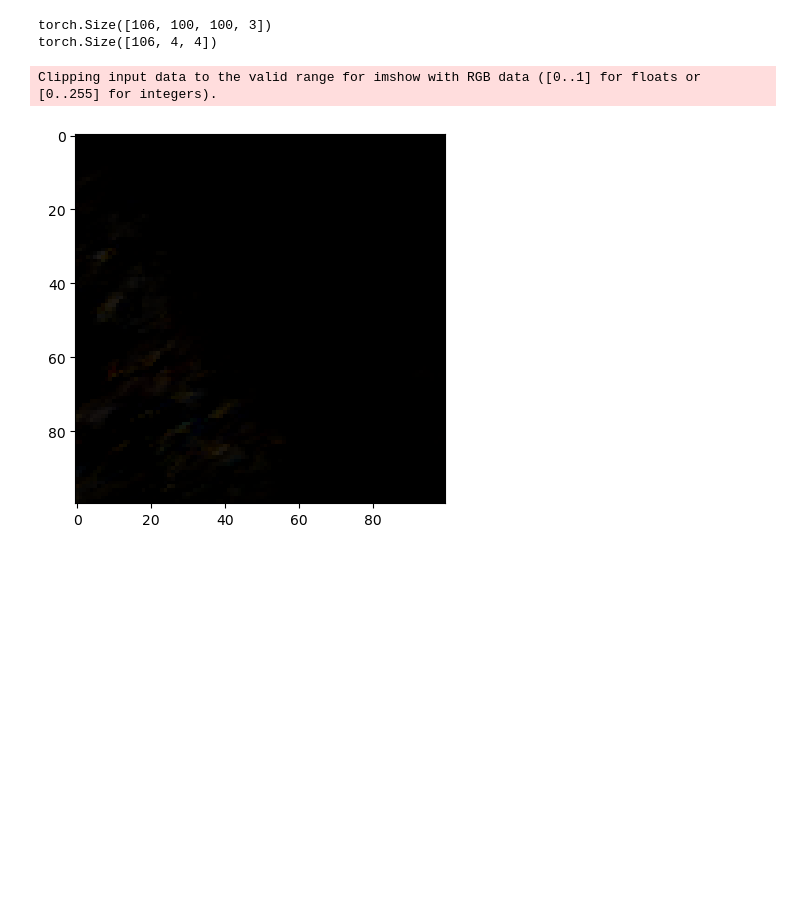
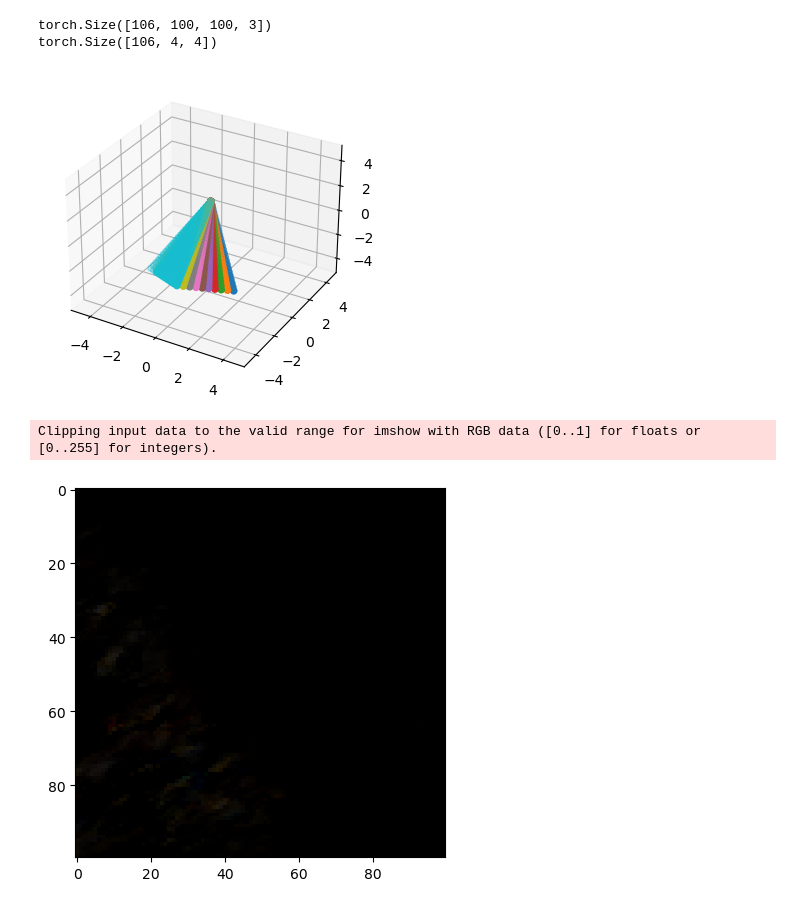
Before and after one commit to shahanneda/NeRfFromScratch, a Jupyter notebook: 3d_image.ipynb, the cells around one changed output. Saved outputs shown, nothing was run; the diff lists cells and outputs as text; code cells hidden in the pictures; blank space fills up the shorter version.

```diff
--- a/3d_image.ipynb
+++ b/3d_image.ipynb
@@ -132,37 +131,37 @@ def get_rays_with_samples(pose):
 	t = torch.linspace(0, far, numberOfSamples).reshape(1, 1, numberOfSamples, 1).to(device)
 
 	# dirs has shape (width, height, 3) right now (a direction for every pixel)
 	# We want to instead have a list of numberOfSamples for each pixel, so (width, height, numberOfSamples, 3)
 	dirs = dirs.reshape(width, height, 1, 3)
 	pos = pos.reshape(width, height, 1, 3)
-	z = pos + t*dirs
+	z = pos - t*dirs
 	z = z.to(device)
 	return z
 
 # far = 2
 def visulize_3D_rays(poseNumber):
     fig = plt.figure(figsize=(4,4))
     ax = fig.add_subplot(projection='3d')
     rays = get_rays_with_samples(poseNumber)
     with torch.no_grad():
         rays = rays.cpu()
         for i in range(0, width, 10):
             for j in range(0, height, 10):
                 step = 1
                 ray = rays[i][j][::step]
                 ax.scatter(ray[:, 0], ray[:,1], ray[:, 2])
         ax.set_xlim3d([-far, far])
         ax.set_ylim3d([-far, far])
         ax.set_zlim3d([-far, far])
         ax.set_autoscale_on(False)
 
 	# plt.savefig(f"img/{poseNumber}.png")
 # for i in range(0, 100):
-	# visulize_3D_rays(i)
-# visulize_3D_rays(0)
-# visulize_3D_rays(poses[5].to(device))
+# visulize_3D_rays(poses[86].to(device))
 # print(poses[20])
 # get_rays_with_samples(poses[0].to(device)).shape
+# %% [output]
+[figure, added]
 # %%
 import gc
 import math
```
Also changed, not shown: parts of 6 cells of this notebook, 1 other file.
